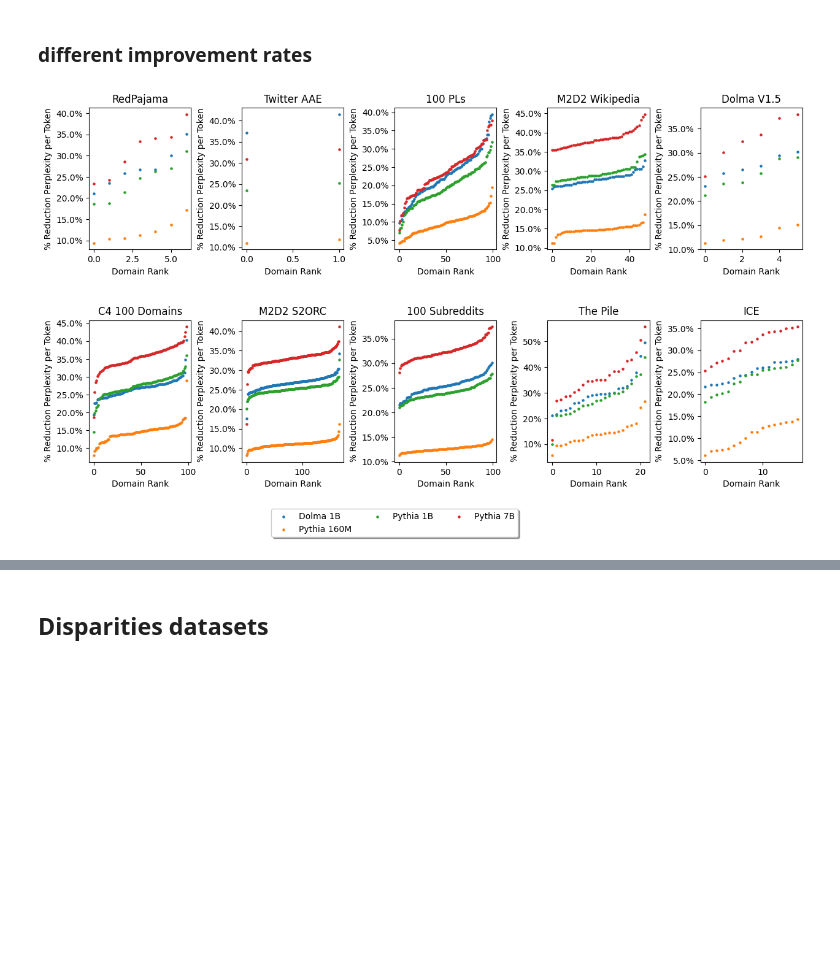
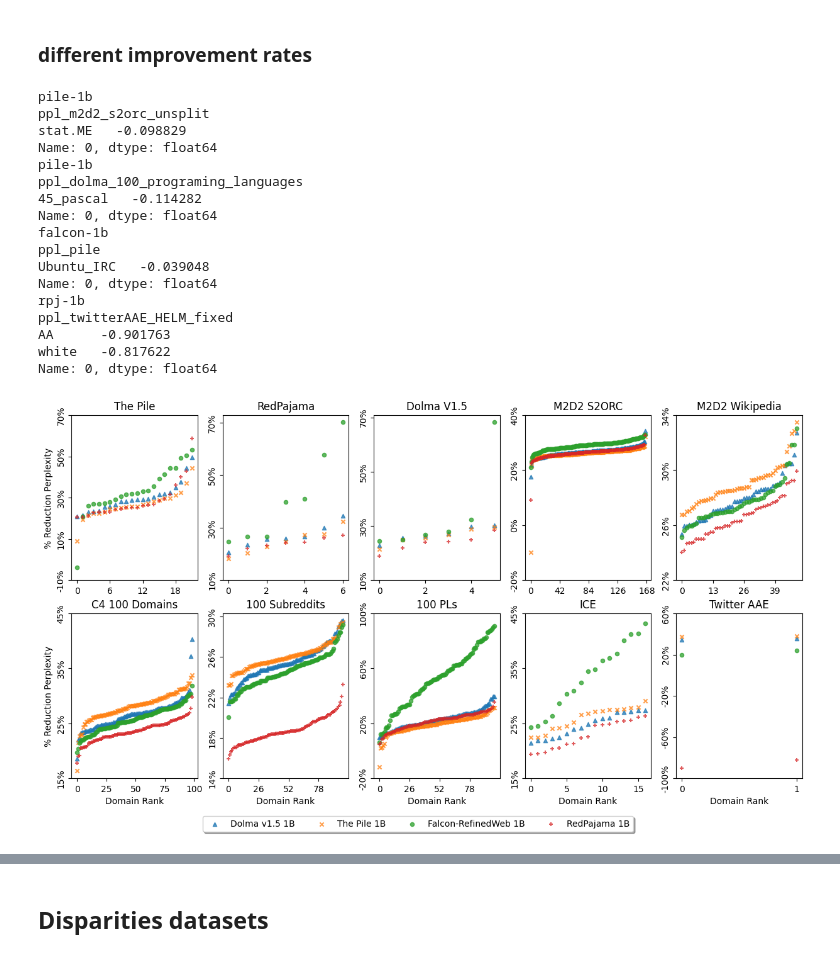
Before and after one commit to allenai/OLMo-Eval, a Jupyter notebook: notebooks/perplexity_suite_paper_visualizations.ipynb.ipynb, the cells around one changed output, grey strips where cells are left out. Drawn from its saved outputs; the diff is of its cells as text; code cells hidden in the pictures; blank space fills up the shorter version.

```diff
--- a/notebooks/perplexity_suite_paper_visualizations.ipynb.ipynb
+++ b/notebooks/perplexity_suite_paper_visualizations.ipynb.ipynb
@@ -782,7 +1049,7 @@ def get_task_metric_for_all_models(model_name_to_path, task_name, metric_name):
                 task_df = task_df.drop(columns=['stack_uniform'])
                 task_df = reduce(lambda left,right: pd.merge(left,right,on=list(shared_cols), how='outer'), [task_df, get_metric_for_all_subdomains(os.path.join(RESULTS_DIR, model), [], metric_name, ['ppl_c4_en'])])
             models_ppl_token.append(get_metric_weighted_by_subdomains(task_df, reweighting, task_name))
-        elif task_name in standard_lm_benchmarks:
+        elif task_name in domains_without_subdomains:
             models_ppl_token.append(get_metric_for_all_subdomains(os.path.join(RESULTS_DIR, model), [], metric_name, {task_name}))
         else:
             raise ValueError(f"Unknown task: {task_name}")
@@ -1076,7 +1462,8 @@ dolma_domains_as_rows = tmp_df.T.rename(columns={tmp_df.T.columns[0]: 'metric'})
 
 # get all subdomains
 unaggred_subdomains = []
-for i, (model_name, model) in enumerate(model_name_to_path.items()):
+models = {k:v for k,v in model_name_to_path.items() if k in trained_baseline_models}
+for i, (model_name, model) in enumerate(models.items()):
     model_path = os.path.join(RESULTS_DIR, model)
     all_subdomains = get_metric_for_all_subdomains(model_path, results_files_clean, metric_name, domains_without_subdomains_clean)
     unaggred_subdomains.append(all_subdomains[all_subdomains['tokens_seen'] == all_subdomains['tokens_seen'].max()])
@@ -1089,11 +1476,15 @@ fig, axs = plt.subplots(1, 1, figsize=(10, 10))
 for (model, model_size, training_dataset), model_df in sorted_unaggred_subdomains.groupby(['model', 'model_size', 'training_dataset']):
     y_axis = model_df[list(dolma_domains_as_rows)].values[0]
     x_axis = np.arange(len(dolma_domains_as_rows))
+    y_axis = np.log(np.log(y_axis))
     # smaller scatter point size
     axs.scatter(x_axis, y_axis, label=(training_dataset+' '+model+ f" {display_size(model_size)}"), s=5)
 axs.set_xlabel("Domain Rank")
 axs.set_ylabel(name_to_display[metric_name])
-axs.set_ylim(0, 40)
+y_ticks = axs.get_yticks()
+y_ticks_transformed = np.exp(np.exp(y_ticks))
+axs.set_yticks(y_ticks)
+axs.set_yticklabels([human_readable_int(y, precision=1) for y in y_ticks_transformed], rotation='vertical', ha='right', va='center')
 axs.legend(loc='upper center', ncol=1, fancybox=True, shadow=True)
 
 fig.savefig(os.path.join(FIGURE_DIR,'subdomain_perf_ordered.pdf'), bbox_inches='tight', dpi=300)
@@ -1201,13 +1605,15 @@ axs[-1][0].legend(loc='upper center', bbox_to_anchor=(3, -0.3),
 # %%
 import matplotlib
 cols = 5
-fig, axs = plt.subplots(len(task_to_domains) // cols, cols, figsize=(15, 7.5), gridspec_kw={'hspace': 0.5, 'wspace': 0.5})
+models = {k:v for k,v in model_name_to_path.items() if k in trained_baseline_models}
+tasks = ['ppl_'+domain for domain in domain_order if ('ppl_'+domain) in (domains_with_subdomains - {'ppl_manosphere_meta_sep'})]
+fig, axs = plt.subplots(len(task_to_domains) // cols, cols, figsize=(15, 7.5), gridspec_kw={'hspace': 0.2, 'wspace': 0.2})
 most_improved_domains = {}
 least_improved_domains = {}
-for i, (model_name, model) in enumerate(model_name_to_path.items()):
+for i, (model_name, model) in enumerate(models.items()):
     most_improved_domains[model_name] = {}
     least_improved_domains[model_name] = {}
-    for j, task_name in enumerate(tasts_to_domains_clean.keys()):
+    for j, task_name in enumerate(tasks):
         task_files = get_task_subdomains_results_files(results_files_clean, metric_name, task_name)
         model_path = os.path.join(RESULTS_DIR, model)
         all_subdomains = get_metric_for_all_subdomains(model_path, task_files, metric_name)
@@ -1217,40 +1623,69 @@ for i, (model_name, model) in enumerate(model_name_to_path.items()):
         ratio_by_subdomain = 1 - max_all_subdomains[domains] / min_all_subdomains[domains]
         ratio_by_subdomain_series = ratio_by_subdomain.iloc[0].T
         negative_reduction = ratio_by_subdomain_series[ratio_by_subdomain_series < 0.0]
 
         most_improved = ratio_by_subdomain_series.sort_values(ascending=False)
         most_improved_domains[model_name][task_name] = {}
         most_improved_domains[model_name][task_name]['domain'] = most_improved.index[0]
         most_improved_domains[model_name][task_name]['reduction'] = f"{most_improved.iloc[0]:.2%}"
 
         least_improved_domains[model_name][task_name] = {}
         least_improved_domains[model_name][task_name]['domain'] = most_improved.index[-1]
         least_improved_domains[model_name][task_name]['reduction'] = f"{most_improved.iloc[-1]:.2%}"
 
         if len(negative_reduction):
             print(model_name)
             print(task_name)
             print(negative_reduction)
         ratio_by_subdomain = ratio_by_subdomain.values.flatten()
         ratio_by_subdomain.sort()
         y_axis = ratio_by_subdomain
         x_axis = np.arange(len(ratio_by_subdomain))
-        axs[j//cols][j%cols].scatter(x_axis, y_axis, label=(name_to_display[model_name]), s=5)
-        axs[j//cols][j%cols].set_xlabel("Domain Rank")
-        axs[j//cols][j%cols].set_ylabel("% Reduction " +name_to_display[metric_name])
+        axs[j//cols][j%cols].scatter(x_axis, y_axis, label=(name_to_display[model_name]),  s=20, alpha=0.75, marker=model_name_to_marker[model_name])
+        if j // cols == len(axs) - 1:
+            axs[j//cols][j%cols].set_xlabel("Domain Rank")
+        # axs[j//cols][j%cols].set_xlabel("Domain Rank")
+
+        if j % cols == 0:
+            axs[j//cols][j%cols].set_ylabel("% Reduction Perplexity")
+        # axs[j//cols][j%cols].set_ylabel("% Reduction " +name_to_display[metric_name])
         axs[j//cols][j%cols].set_title(name_to_display[task_name])
+        # x ticks as integers
+        axs[j//cols][j%cols].xaxis.set_major_locator(matplotlib.ticker.MultipleLocator(len(ratio_by_subdomain)//4 + 1))
         # y ticks as percentages
-        axs[j//cols][j%cols].yaxis.set_major_formatter(matplotlib.ticker.PercentFormatter(1.0))
+        axs[j//cols][j%cols].yaxis.set_major_formatter(matplotlib.ticker.PercentFormatter(1.0, decimals=0))
         # print(len(ratio_by_subdomain))
         # axs[j//cols][j%cols].set_xlim(0, len(ratio_by_subdomain))
 
-axs[-1][0].legend(loc='upper center', bbox_to_anchor=(3, -0.3),
-        ncol=3, fancybox=True, shadow=True)
+for j in range(len(tasks)):
+    y_ticks = axs[j//cols][j%cols].get_yticks()[::2]
+    axs[j//cols][j%cols].set_yticks(y_ticks)
+    axs[j//cols][j%cols].set_yticklabels([f"{y:.0%}" for y in y_ticks], rotation='vertical', ha='right', va='center')
+
+axs[-1][0].legend(loc='upper center', bbox_to_anchor=(2.75, -0.2),
+        ncol=4, fancybox=True, shadow=True)
 
 
 fig.savefig(os.path.join(FIGURE_DIR,'domains_by_reduction.pdf'), bbox_inches='tight', dpi=300)
 # %% [output]
+pile-1b
+ppl_m2d2_s2orc_unsplit
+stat.ME   -0.098829
+Name: 0, dtype: float64
+pile-1b
+ppl_dolma_100_programing_languages
+45_pascal   -0.114282
+Name: 0, dtype: float64
+falcon-1b
+ppl_pile
+Ubuntu_IRC   -0.039048
+Name: 0, dtype: float64
+rpj-1b
+ppl_twitterAAE_HELM_fixed
+AA      -0.901763
+white   -0.817622
+Name: 0, dtype: float64
-[figure, old version]
+[figure, new version]
 # %%
 def make_multi_index_df_from_dict(data_dict, subcolumn_names):
     # create a multi-index for the columns and rows
```
Also changed, not shown: parts of 38 cells of this notebook.
